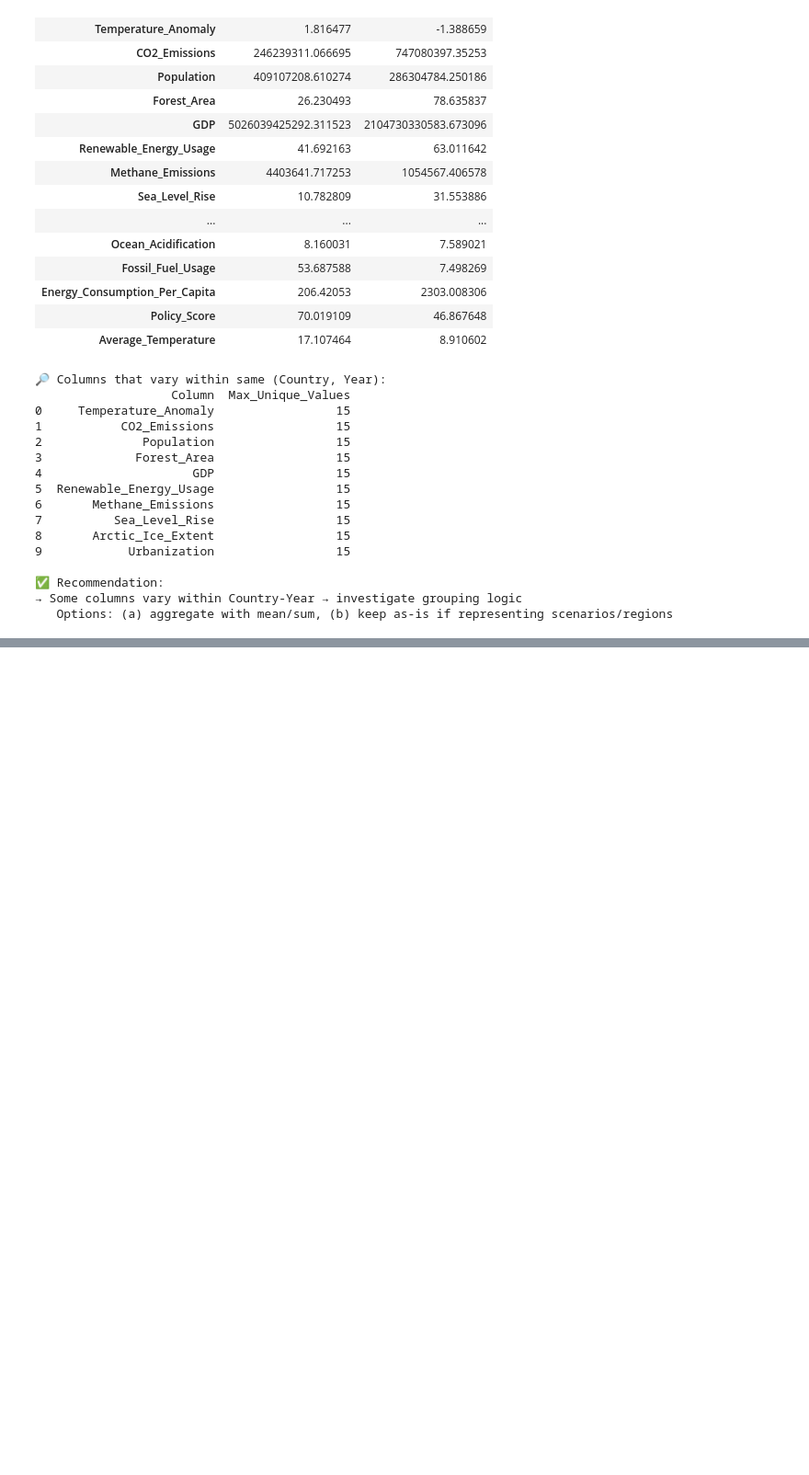
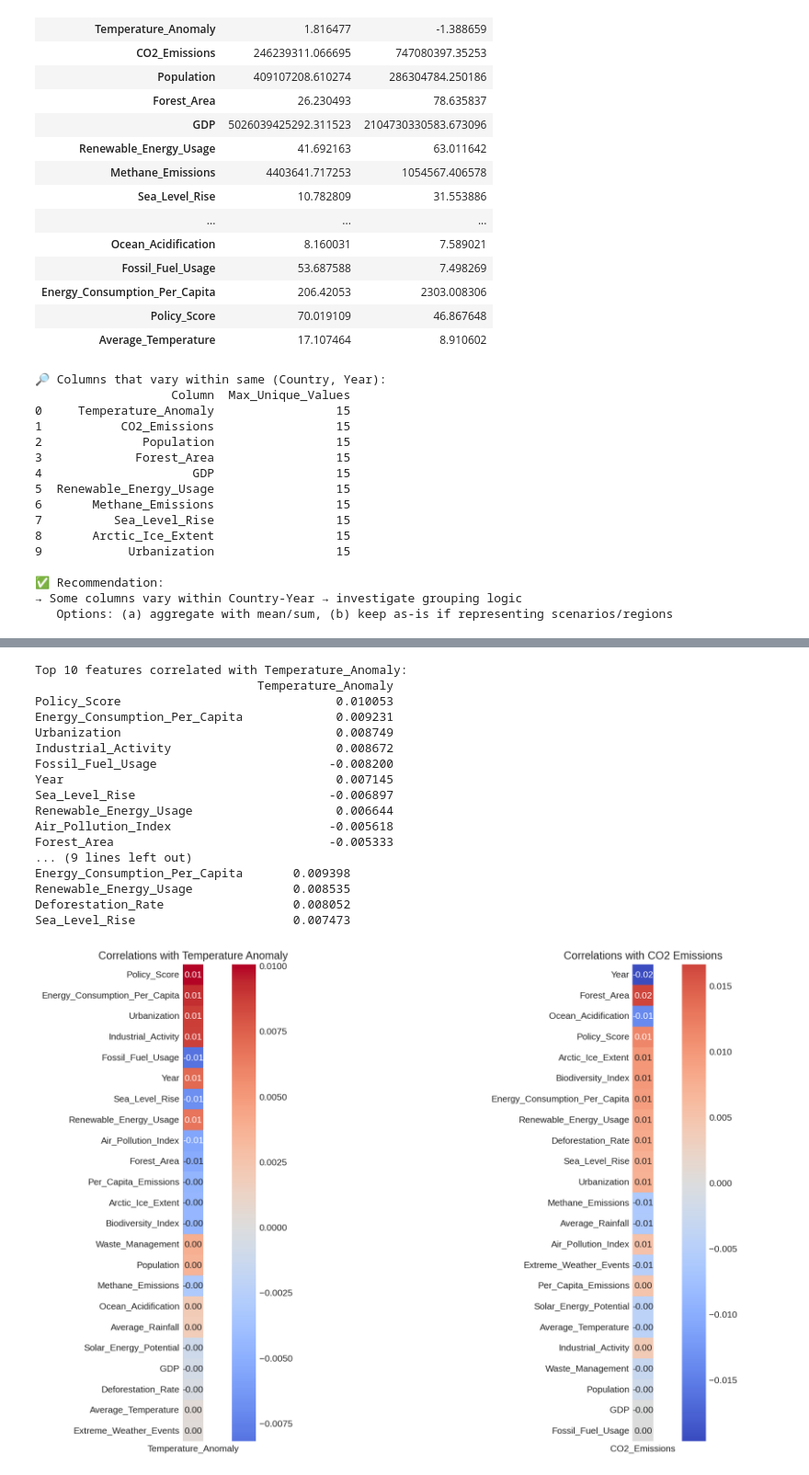
Before and after one commit to amh1k/socioeconomic-climate-ml, a Jupyter notebook: notebooks/01_eda_visualizations.ipynb, the cells around one changed output, grey strips where cells are left out. Shown at 92% size. Cells and saved outputs as stored; diff of their text form; code cells hidden in the pictures; blank space fills up the shorter version.

```diff
--- a/notebooks/01_eda_visualizations.ipynb
+++ b/notebooks/01_eda_visualizations.ipynb
@@ -314,0 +442,59 @@ ValueError: cannot insert Year, already exists
+# %%
+# === CORRELATION ANALYSIS: Identify key drivers ===
+
+# Select numeric columns for correlation matrix
+numeric_cols = df.select_dtypes(include='number').columns.tolist()
+
+# Compute correlation matrix
+corr_matrix = df[numeric_cols].corr()
+
+# Extract correlations with targets for focused view
+target_corr = corr_matrix[['Temperature_Anomaly', 'CO2_Emissions']].copy()
+target_corr = target_corr.drop(index=['Temperature_Anomaly', 'CO2_Emissions'])  # Remove self-correlation
+
+# Add absolute correlation columns for sorting
+target_corr['Temp_Abs'] = target_corr['Temperature_Anomaly'].abs()
+target_corr['CO2_Abs'] = target_corr['CO2_Emissions'].abs()
+
+print("Top 10 features correlated with Temperature_Anomaly:")
+print(target_corr.sort_values('Temp_Abs', ascending=False).head(10)[['Temperature_Anomaly']])
+
+print("\nTop 10 features correlated with CO2_Emissions:")
+print(target_corr.sort_values('CO2_Abs', ascending=False).head(10)[['CO2_Emissions']])
+
+# Plot focused heatmap: features vs targets only
+# FIX: Sort the full dataframe first, then select only target columns for plotting
+fig, axes = plt.subplots(1, 2, figsize=(16, 8))
+
+# Left: Sorted by Temperature_Anomaly correlation
+sorted_temp = target_corr.sort_values('Temp_Abs', ascending=False)[['Temperature_Anomaly']]
+sns.heatmap(sorted_temp, annot=True, fmt='.2f', cmap='coolwarm', center=0, ax=axes[0], square=True)
+axes[0].set_title('Correlations with Temperature Anomaly', fontsize=12)
+
+# Right: Sorted by CO2_Emissions correlation
+sorted_co2 = target_corr.sort_values('CO2_Abs', ascending=False)[['CO2_Emissions']]
+sns.heatmap(sorted_co2, annot=True, fmt='.2f', cmap='coolwarm', center=0, ax=axes[1], square=True)
+axes[1].set_title('Correlations with CO2 Emissions', fontsize=12)
+
+plt.tight_layout()
+plt.savefig('../outputs/figures/eda_target_correlations_both.png', bbox_inches='tight', dpi=300)
+plt.show()
+# %% [output]
+Top 10 features correlated with Temperature_Anomaly:
+                               Temperature_Anomaly
+Policy_Score                              0.010053
+Energy_Consumption_Per_Capita             0.009231
+Urbanization                              0.008749
+Industrial_Activity                       0.008672
+Fossil_Fuel_Usage                        -0.008200
+Year                                      0.007145
+Sea_Level_Rise                           -0.006897
+Renewable_Energy_Usage                    0.006644
+Air_Pollution_Index                      -0.005618
+Forest_Area                              -0.005333
+... (9 lines left out)
+Energy_Consumption_Per_Capita       0.009398
+Renewable_Energy_Usage              0.008535
+Deforestation_Rate                  0.008052
+Sea_Level_Rise                      0.007473
+[figure, added]
```
Also changed, not shown: parts of 6 cells of this notebook, 5 other files.
